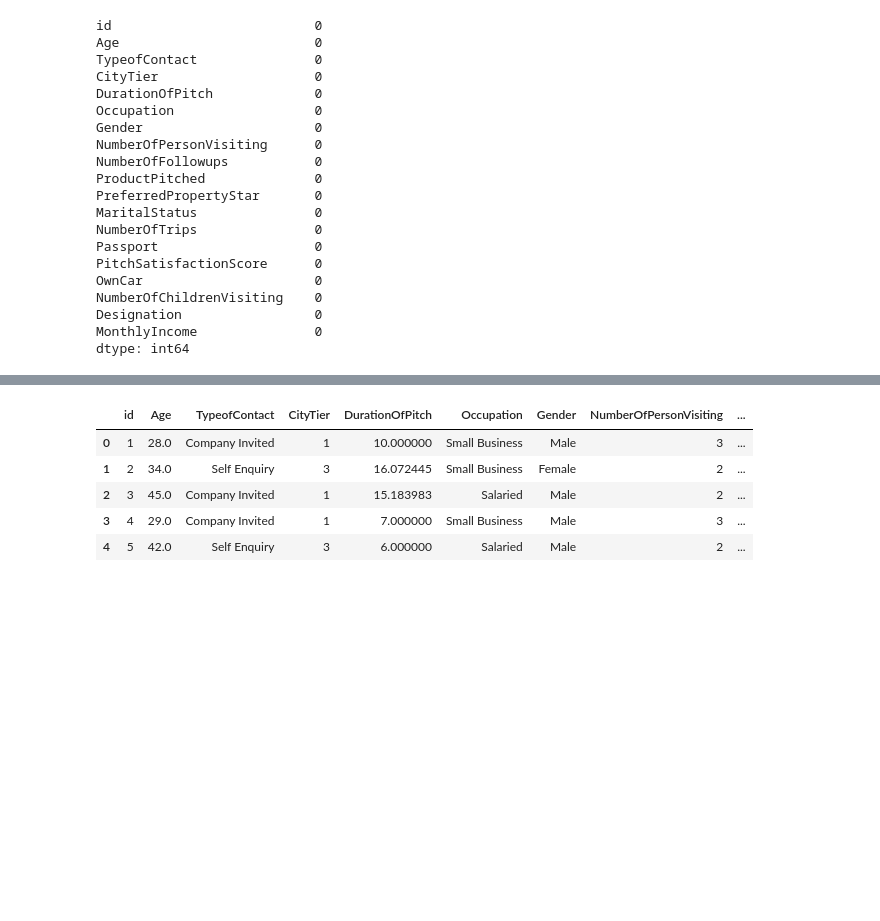
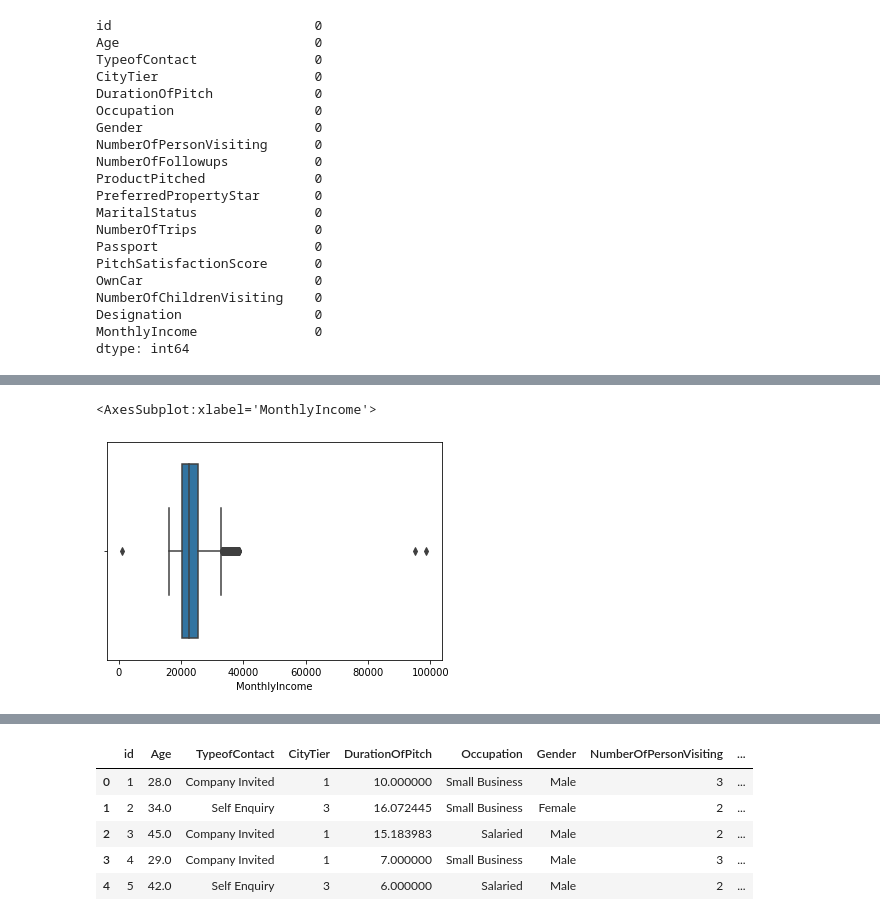
Before and after one commit to psrpsj/travel_package, a Jupyter notebook: travel.ipynb, the cells around one changed output, grey strips where cells are left out. Drawn from its saved outputs; the diff is of its cells as text; code cells hidden in the pictures; blank space fills up the shorter version.

```diff
--- a/travel.ipynb
+++ b/travel.ipynb
@@ -288,0 +310,5 @@ dtype: int64
+# %%
+sb.boxplot(train["MonthlyIncome"])
+# %% [output]
+<AxesSubplot:xlabel='MonthlyIncome'>
+[figure, added]
```
Also changed, not shown: parts of 15 cells of this notebook.
